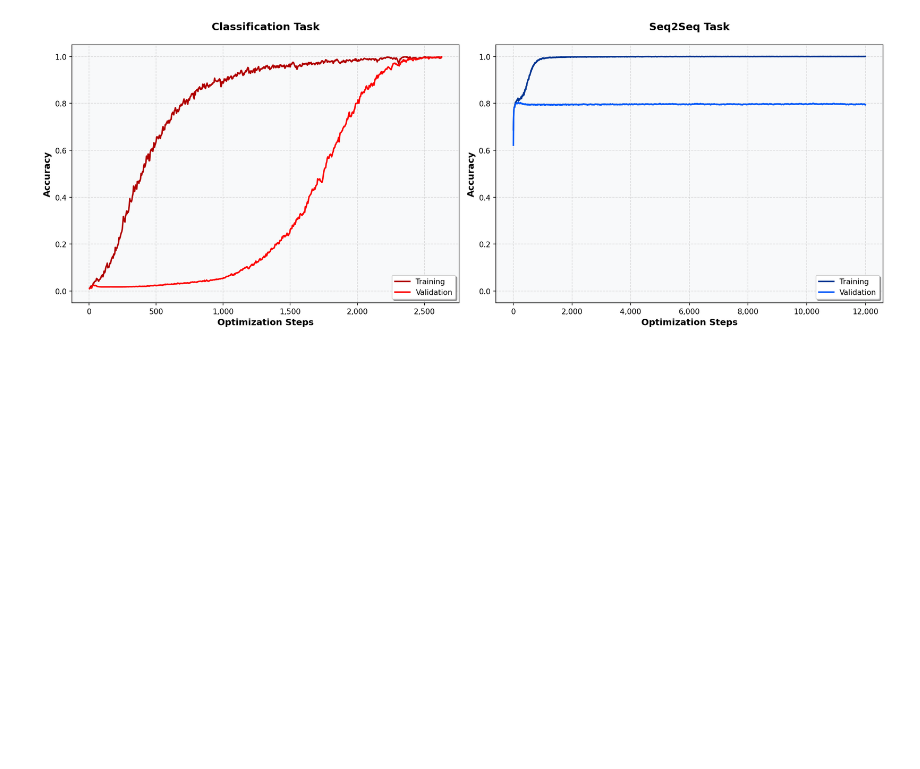
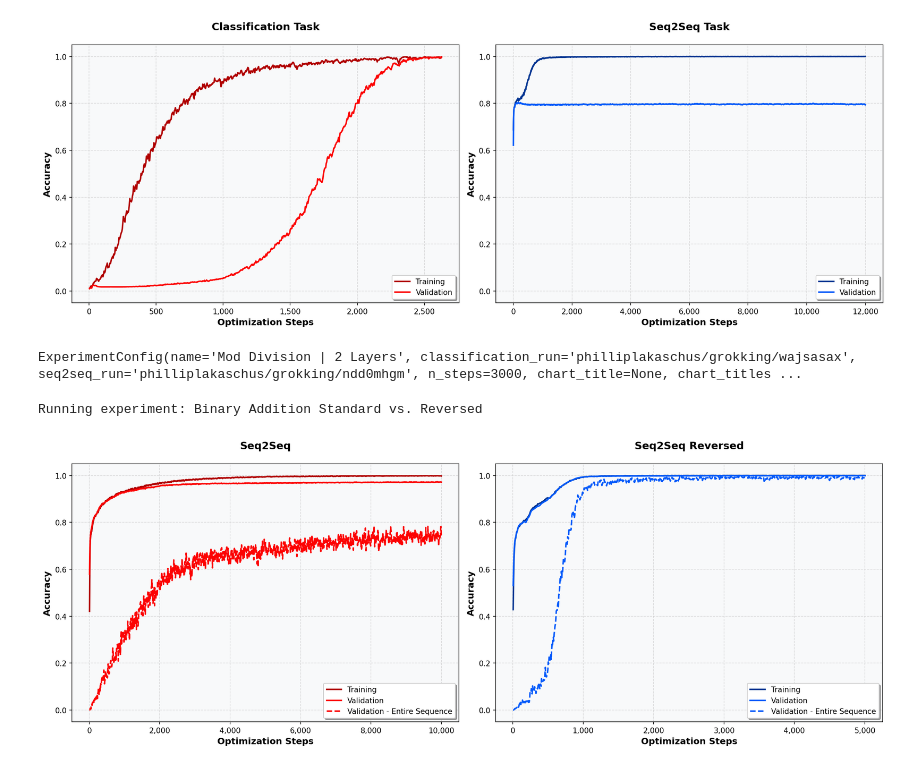
Before and after one commit to lakaschus/grokking, a Jupyter notebook: results/classification_vs_seq2seq/plot_results.ipynb, the cells around one changed output. Saved outputs shown, nothing was run; the diff lists cells and outputs as text; code cells hidden in the pictures; blank space fills up the shorter version.

```diff
--- a/results/classification_vs_seq2seq/plot_results.ipynb
+++ b/results/classification_vs_seq2seq/plot_results.ipynb
@@ -225,3 +289,30 @@ for experiment in experiments:
 # %% [output]
 Running experiment: Mod Division | 4 Layers
 [figure]
+# %%
+experiment
+# %% [output]
+ExperimentConfig(name='Mod Division | 2 Layers', classification_run='philliplakaschus/grokking/wajsasax', seq2seq_run='philliplakaschus/grokking/ndd0mhgm', n_steps=3000, chart_title=None, chart_titles ...
+# %%
+# Initialize W&B API
+api = wandb.Api()
+
+# Define experiments
+experiments = [
+    ExperimentConfig(
+        name="Binary Addition Standard vs. Reversed",
+        classification_run="philliplakaschus/grokking/zjega8d0",
+        seq2seq_run="philliplakaschus/grokking/w0sbp8cc",
+        n_steps=3000,
+        chart_titles=["Seq2Seq", "Seq2Seq Reversed"]
+    )
+]
+
+# Run experiments
+runner = ExperimentRunner(api)
+for experiment in experiments:
+    print(f"\nRunning experiment: {experiment.name}")
+    runner.run_experiment(experiment)
+# %% [output]
+Running experiment: Binary Addition Standard vs. Reversed
+[figure, added]
```
Also changed, not shown: parts of 2 cells of this notebook, 2 other files.
